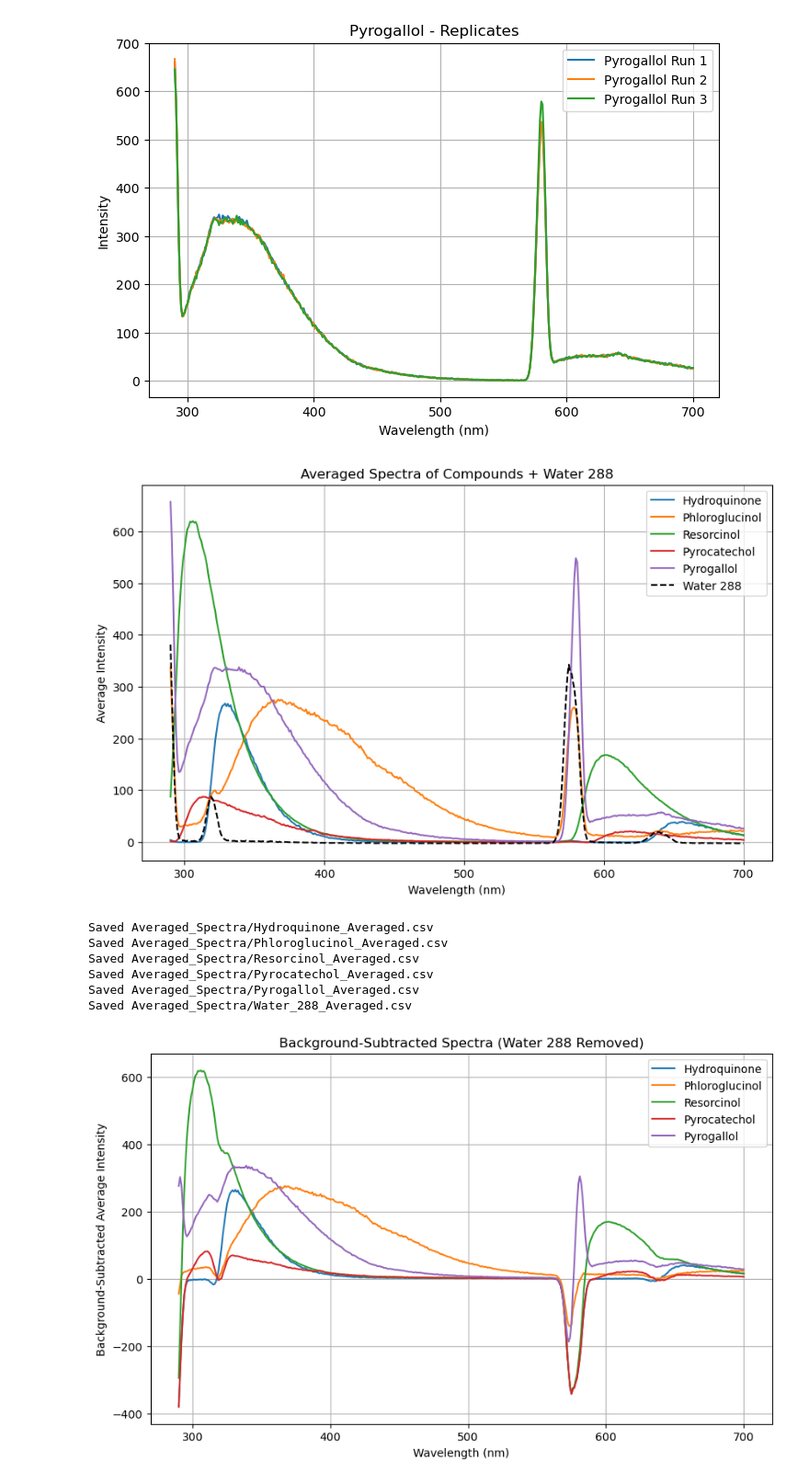
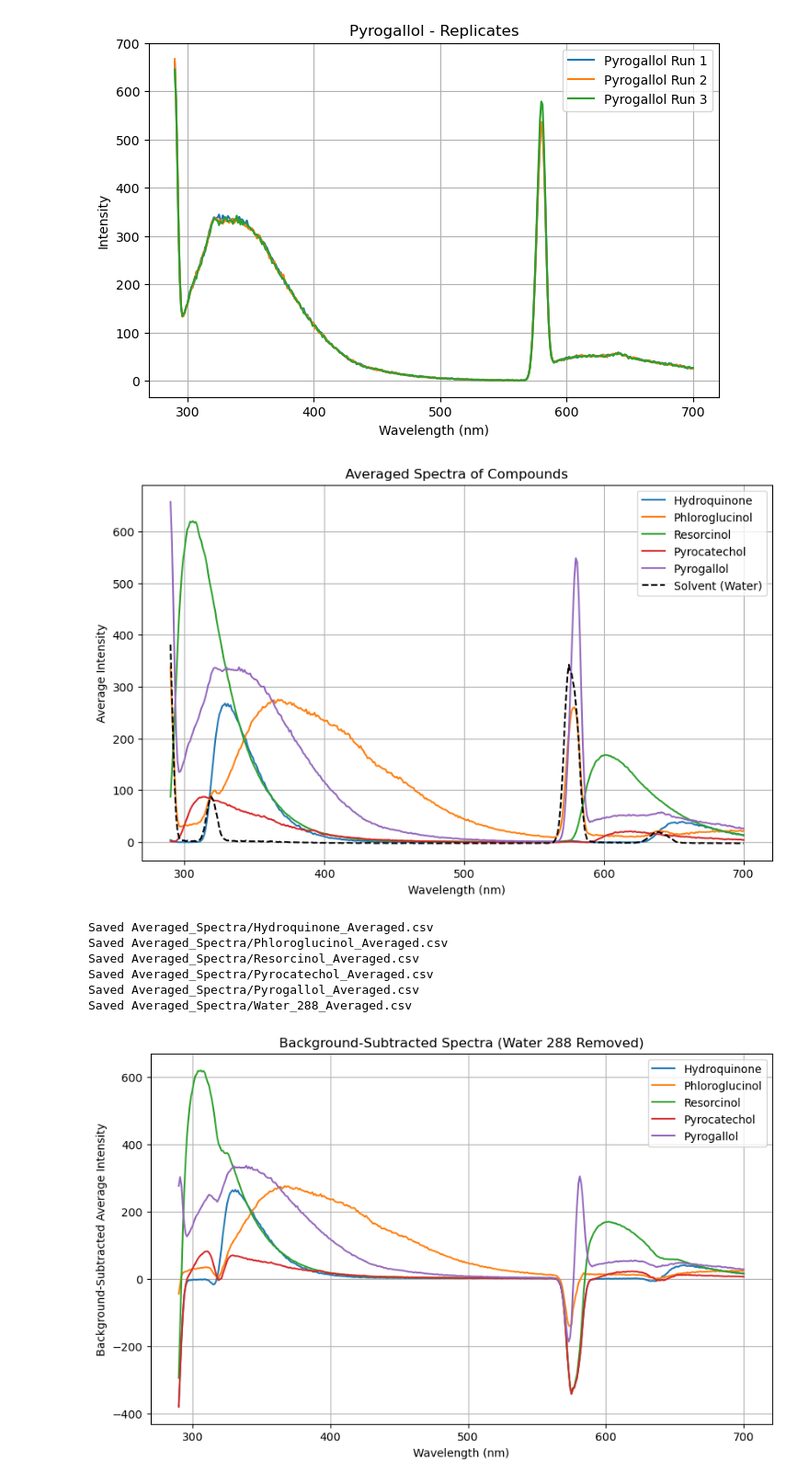
Before and after one commit to DavidShreve/PChemLab, a Jupyter notebook: Project.ipynb, the cells around one changed output. Shown at 92% size. Cells and saved outputs as stored; diff of their text form; code cells hidden in the pictures.

Commit message:
plot updated

```diff
--- a/Project.ipynb
+++ b/Project.ipynb
@@ -155,42 +155,42 @@ for idx, (name, avg_intensity) in enumerate(averaged_data):
 
 # Plot Water 288
 if water_interp is not None:
-    plt.plot(common_wavelength, water_interp, label="Water 288", color="black", linestyle="--")
+    plt.plot(common_wavelength, water_interp, label="Solvent (Water)", color="black", linestyle="--")
 
 plt.xlabel("Wavelength (nm)")
 plt.ylabel("Average Intensity")
-plt.title("Averaged Spectra of Compounds + Water 288")
+plt.title("Averaged Spectra of Compounds")
 plt.legend()
 plt.grid(True)
 plt.show()
 
 # Optionally save averaged spectra to CSV files
 import os
 
 output_folder = "Averaged_Spectra"
 os.makedirs(output_folder, exist_ok=True)
 
 for name, avg_intensity in averaged_data:
     if avg_intensity is not None:
         save_df = pd.DataFrame({
             "Wavelength (nm)": common_wavelength,
             "Average Intensity": avg_intensity
         })
         save_path = os.path.join(output_folder, f"{name}_Averaged.csv")
         save_df.to_csv(save_path, index=False)
         print(f"Saved {save_path}")
 
 # Save Water 288
 if water_interp is not None:
     water_df = pd.DataFrame({
         "Wavelength (nm)": common_wavelength,
         "Average Intensity": water_interp
     })
     water_path = os.path.join(output_folder, "Water_288_Averaged.csv")
     water_df.to_csv(water_path, index=False)
     print(f"Saved {water_path}")
 # %% [output]
-[figure, old version]
+[figure, new version]
 Saved Averaged_Spectra/Hydroquinone_Averaged.csv
 Saved Averaged_Spectra/Phloroglucinol_Averaged.csv
 Saved Averaged_Spectra/Resorcinol_Averaged.csv
```
